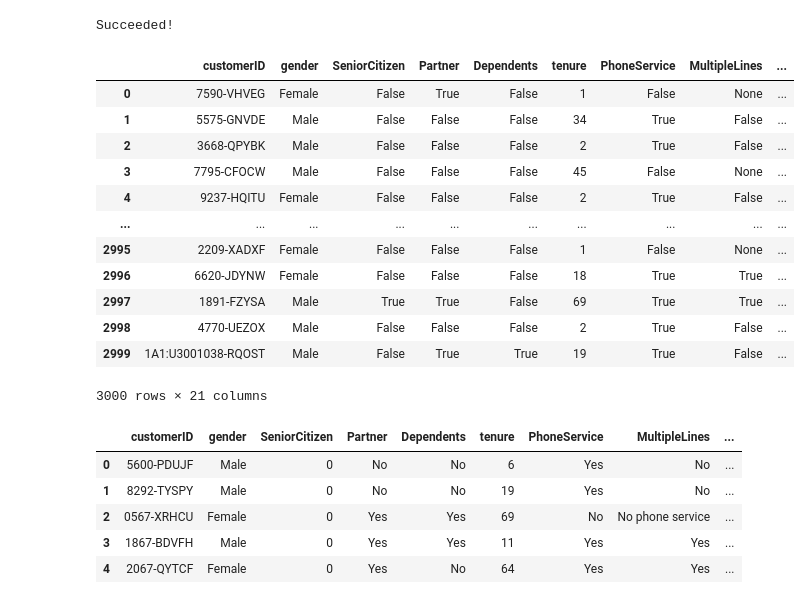
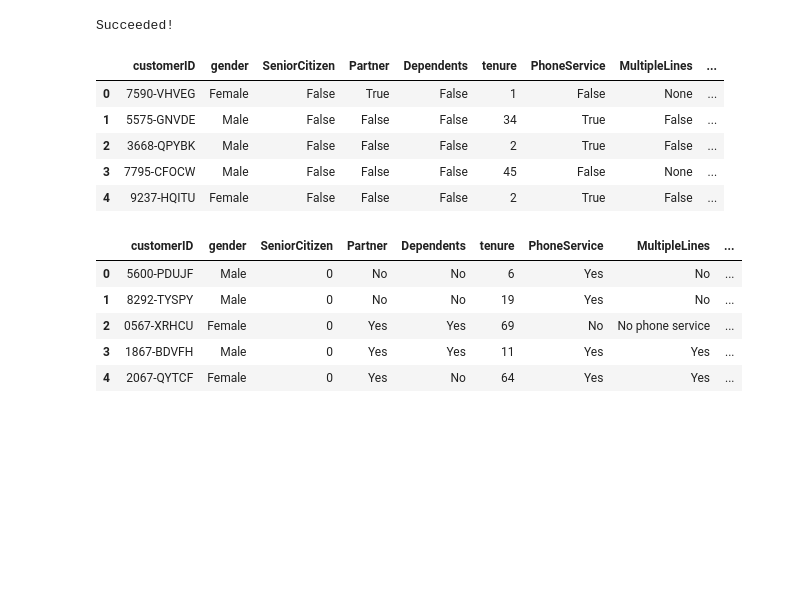
Before and after one commit to zubeetech/Customer-Churn-Prediction, a Jupyter notebook: Notebook/customer_churn.ipynb, the cells around one changed output. Cells and saved outputs as stored; diff of their text form; code cells hidden in the pictures; blank space fills up the shorter version.

```diff
--- a/Notebook/customer_churn.ipynb
+++ b/Notebook/customer_churn.ipynb
@@ -78,25 +78,18 @@ Succeeded!
 # %%
 # Extract the first dataset from the sql server - df1
 query = '''
         SELECT *
         FROM dbo.LP2_Telco_churn_first_3000
         '''
 df1 = pd.read_sql_query(query, conn)
-df1
+df1.head()
 # %% [output]
 |  | customerID | gender | SeniorCitizen | Partner | Dependents | tenure | PhoneService | MultipleLines | ... |
 | 0 | 7590-VHVEG | Female | False | True | False | 1 | False | None | ... |
 | 1 | 5575-GNVDE | Male | False | False | False | 34 | True | False | ... |
 | 2 | 3668-QPYBK | Male | False | False | False | 2 | True | False | ... |
 | 3 | 7795-CFOCW | Male | False | False | False | 45 | False | None | ... |
 | 4 | 9237-HQITU | Female | False | False | False | 2 | True | False | ... |
-| ... | ... | ... | ... | ... | ... | ... | ... | ... | ... |
-| 2995 | 2209-XADXF | Female | False | False | False | 1 | False | None | ... |
-| 2996 | 6620-JDYNW | Female | False | False | False | 18 | True | True | ... |
-| 2997 | 1891-FZYSA | Male | True | True | False | 69 | True | True | ... |
-| 2998 | 4770-UEZOX | Male | False | False | False | 2 | True | False | ... |
-| 2999 | 1A1:U3001038-RQOST | Male | False | True | True | 19 | True | False | ... |
-3000 rows × 21 columns
 # %%
 # Load the second dataset from a github repository - df2
 df2 = pd.read_csv('https://github.com/Azubi-Africa/Career_Accelerator_LP2-Classifcation/blob/main/LP2_Telco-churn-second-2000.csv?raw=true')
```
Also changed, not shown: parts of 5 cells of this notebook.
